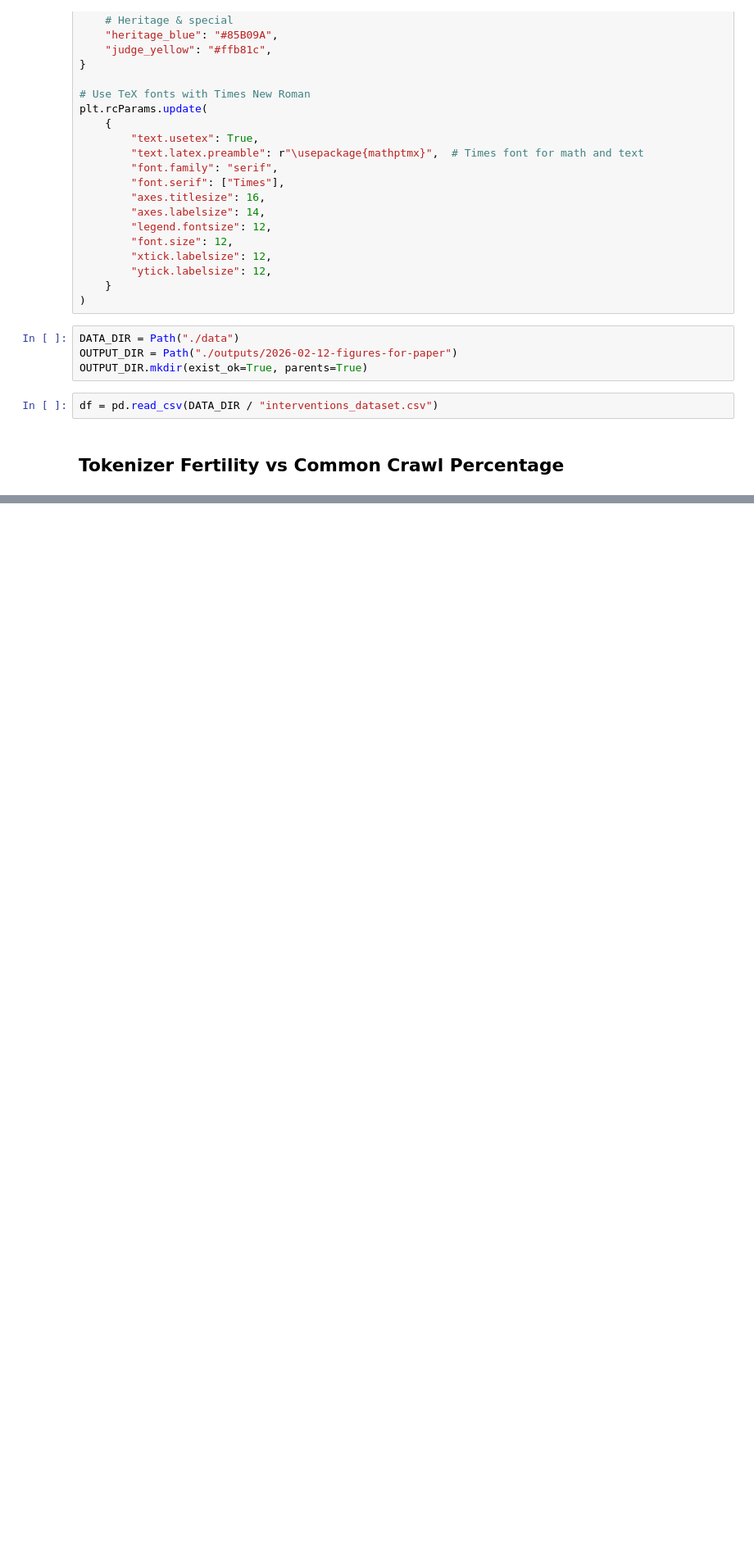
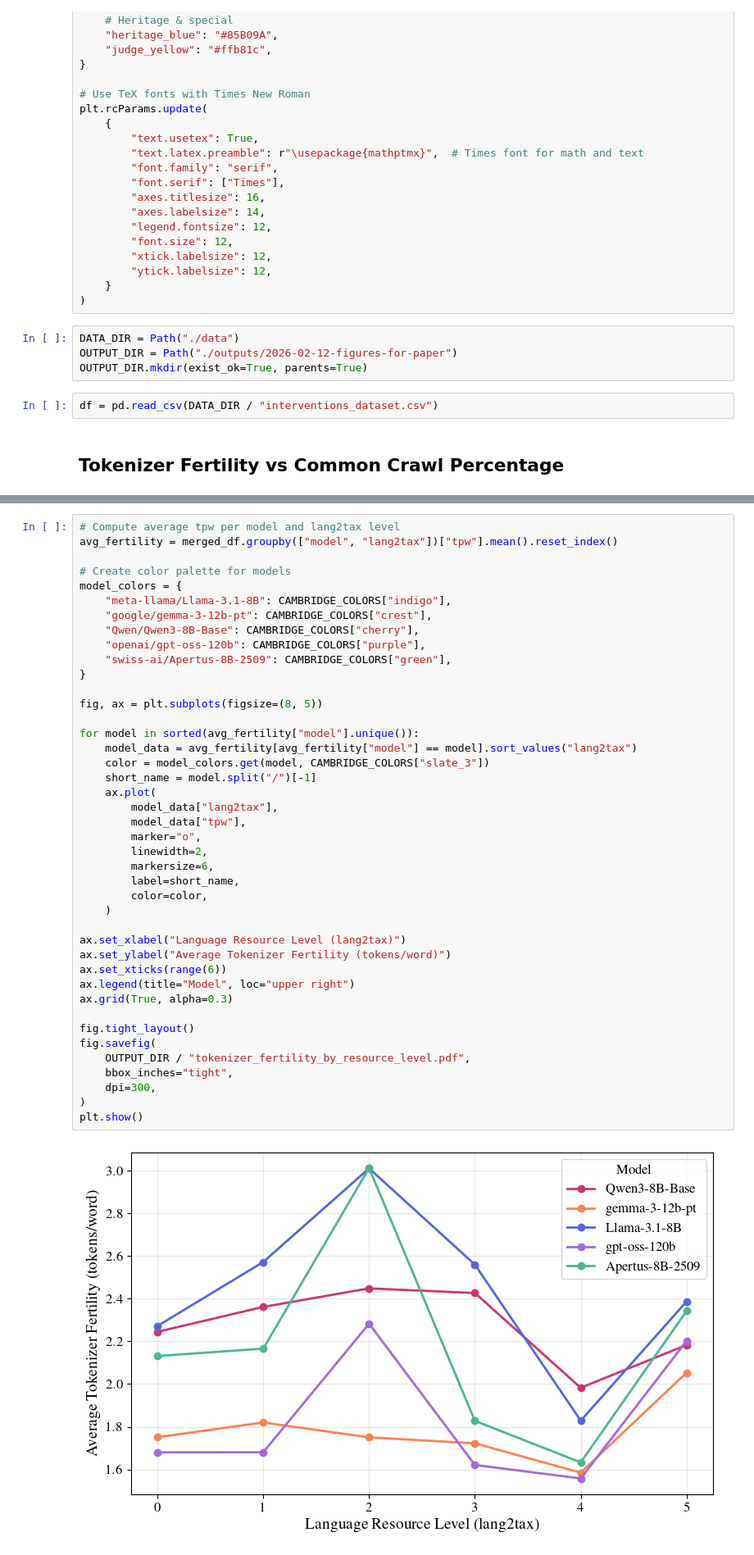
Before and after one commit to ljvmiranda921/edgeml-survey, a Jupyter notebook: notebooks/2026-02-12-figures-for-paper.ipynb, the cells around one changed output, grey strips where cells are left out. Shown at 82% size. Drawn from its saved outputs; the diff is of its cells as text; blank space fills up the shorter version.

```diff
--- a/notebooks/2026-02-12-figures-for-paper.ipynb
+++ b/notebooks/2026-02-12-figures-for-paper.ipynb
@@ -188,0 +187,44 @@ plt.show()
+# %%
+# Compute average tpw per model and lang2tax level
+avg_fertility = merged_df.groupby(["model", "lang2tax"])["tpw"].mean().reset_index()
+
+# Create color palette for models
+model_colors = {
+    "meta-llama/Llama-3.1-8B": CAMBRIDGE_COLORS["indigo"],
+    "google/gemma-3-12b-pt": CAMBRIDGE_COLORS["crest"],
+    "Qwen/Qwen3-8B-Base": CAMBRIDGE_COLORS["cherry"],
+    "openai/gpt-oss-120b": CAMBRIDGE_COLORS["purple"],
+    "swiss-ai/Apertus-8B-2509": CAMBRIDGE_COLORS["green"],
+}
+
+fig, ax = plt.subplots(figsize=(8, 5))
+
+for model in sorted(avg_fertility["model"].unique()):
+    model_data = avg_fertility[avg_fertility["model"] == model].sort_values("lang2tax")
+    color = model_colors.get(model, CAMBRIDGE_COLORS["slate_3"])
+    short_name = model.split("/")[-1]
+    ax.plot(
+        model_data["lang2tax"],
+        model_data["tpw"],
+        marker="o",
+        linewidth=2,
+        markersize=6,
+        label=short_name,
+        color=color,
+    )
+
+ax.set_xlabel("Language Resource Level (lang2tax)")
+ax.set_ylabel("Average Tokenizer Fertility (tokens/word)")
+ax.set_xticks(range(6))
+ax.legend(title="Model", loc="upper right")
+ax.grid(True, alpha=0.3)
+
+fig.tight_layout()
+fig.savefig(
+    OUTPUT_DIR / "tokenizer_fertility_by_resource_level.pdf",
+    bbox_inches="tight",
+    dpi=300,
+)
+plt.show()
+# %% [output]
+[figure, added]
```
Also changed, not shown: parts of 1 cell of this notebook.
